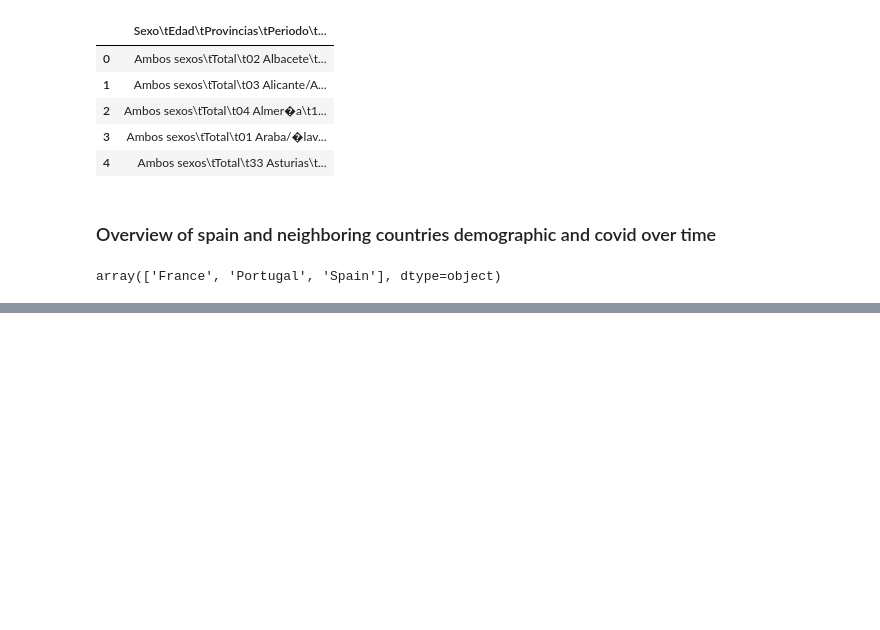
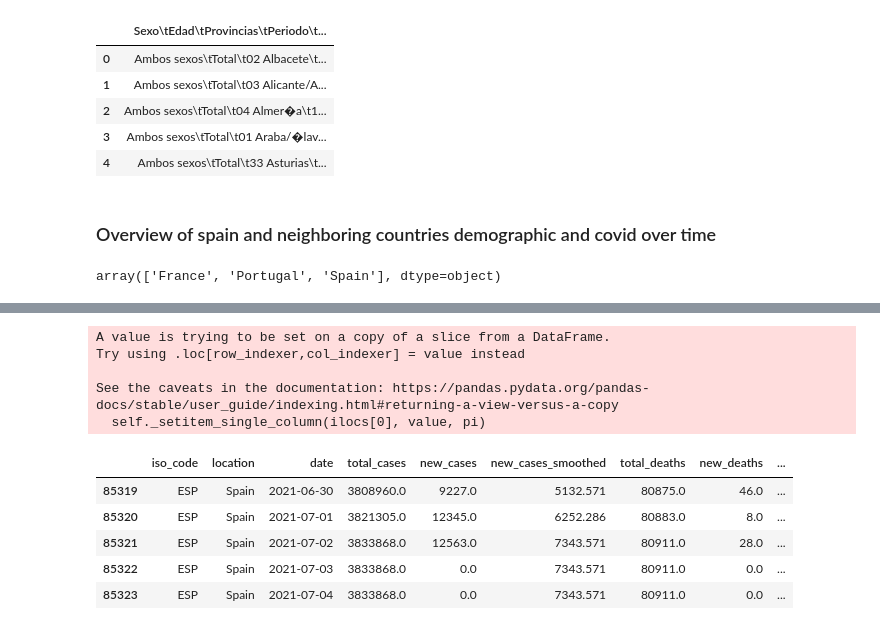
Before and after one commit to Pierre-mulliez1/predict_covid, a Jupyter notebook: EDA.ipynb, the cells around one changed output, grey strips where cells are left out. Drawn from its saved outputs; the diff is of its cells as text; code cells hidden in the pictures; blank space fills up the shorter version.

```diff
--- a/EDA.ipynb
+++ b/EDA.ipynb
@@ -155,3 +176,10 @@ Index(['iso_code', 'continent', 'location', 'date', 'total_cases', 'new_cases',
        'male_smokers', 'handwashing_facilities', 'hospital_beds_per_thousand',
        'life_expectancy', 'human_development_index', 'excess_mortality'],
       dtype='object')
+# %%
+df5_spain =  df5.loc[(df5["location"] == "Spain"),:]
+df5_france = df5.loc[(df5["location"] == "France"),["date","total_cases_per_million"]]
+df5_portugal = df5.loc[(df5["location"] == "Portugal"),["date","total_cases_per_million"]]
+
+df5_france.columns = ['date','France_cases_mil']
+df5_portugal.columns = ['date','Portugal_cases_mil']
@@ -157,0 +201,22 @@ Index(['iso_code', 'continent', 'location', 'date', 'total_cases', 'new_cases',
+# %%
+#Get the correct date format
+df5_spain.iloc[:,2] = pd.to_datetime(df5_spain.iloc[:,2],format="%d/%m/%Y")
+df5_france.iloc[:,0] = pd.to_datetime(df5_france.iloc[:,0],format="%d/%m/%Y")
+df5_portugal.iloc[:,0] = pd.to_datetime(df5_portugal.iloc[:,0],format="%d/%m/%Y")
+# %% [output]
+A value is trying to be set on a copy of a slice from a DataFrame.
+Try using .loc[row_indexer,col_indexer] = value instead
+
+See the caveats in the documentation: https://pandas.pydata.org/pandas-docs/stable/user_guide/indexing.html#returning-a-view-versus-a-copy
+  self._setitem_single_column(ilocs[0], value, pi)
+# %%
+df5_spain = df5_spain.sort_values(by='date')
+# %%
+df5_spain.tail()
+# %% [output]
+|  | iso_code | location | date | total_cases | new_cases | new_cases_smoothed | total_deaths | new_deaths | ... |
+| 85319 | ESP | Spain | 2021-06-30 | 3808960.0 | 9227.0 | 5132.571 | 80875.0 | 46.0 | ... |
+| 85320 | ESP | Spain | 2021-07-01 | 3821305.0 | 12345.0 | 6252.286 | 80883.0 | 8.0 | ... |
+| 85321 | ESP | Spain | 2021-07-02 | 3833868.0 | 12563.0 | 7343.571 | 80911.0 | 28.0 | ... |
+| 85322 | ESP | Spain | 2021-07-03 | 3833868.0 | 0.0 | 7343.571 | 80911.0 | 0.0 | ... |
+| 85323 | ESP | Spain | 2021-07-04 | 3833868.0 | 0.0 | 7343.571 | 80911.0 | 0.0 | ... |
```
Also changed, not shown: parts of 22 cells of this notebook, 3 other files.
